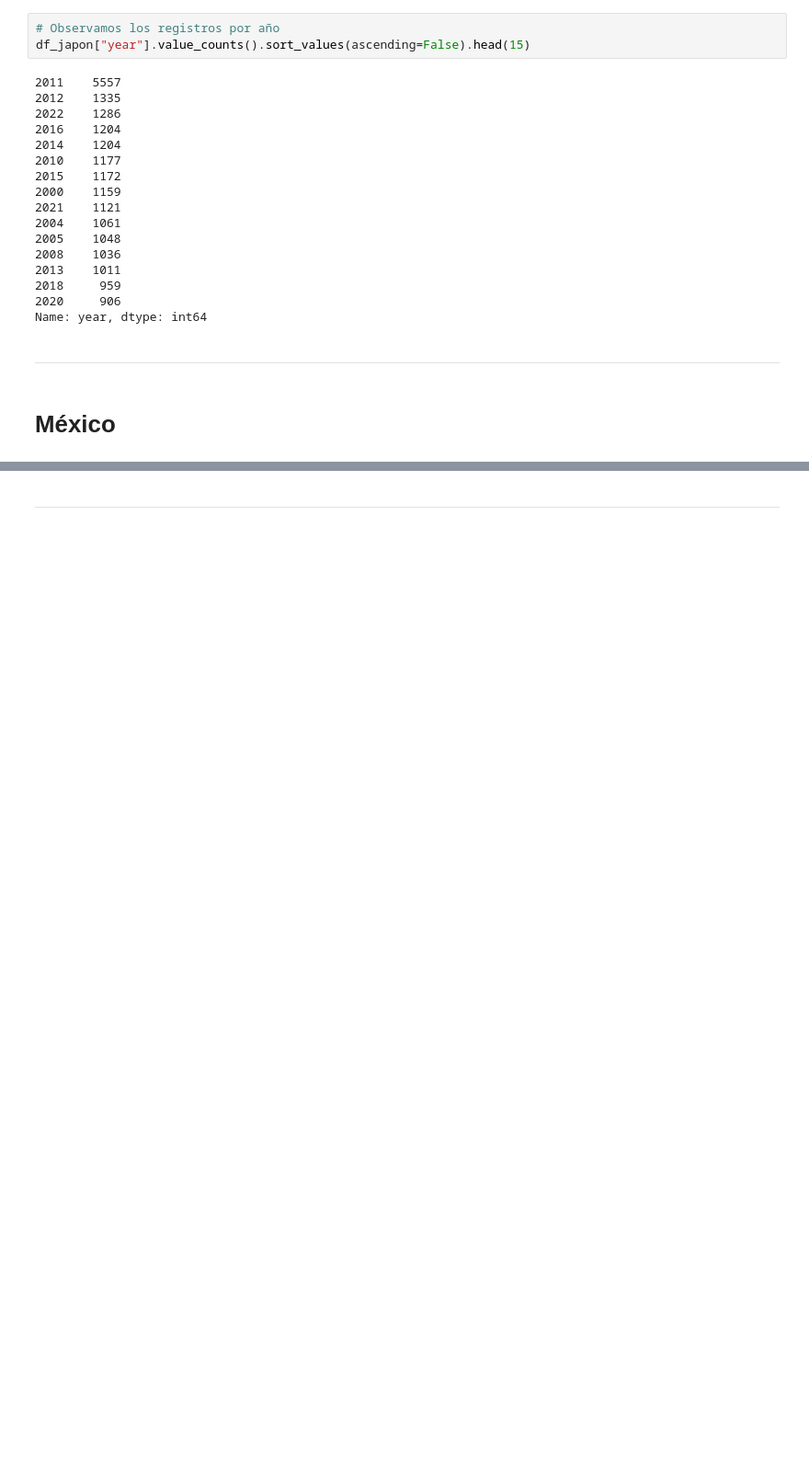
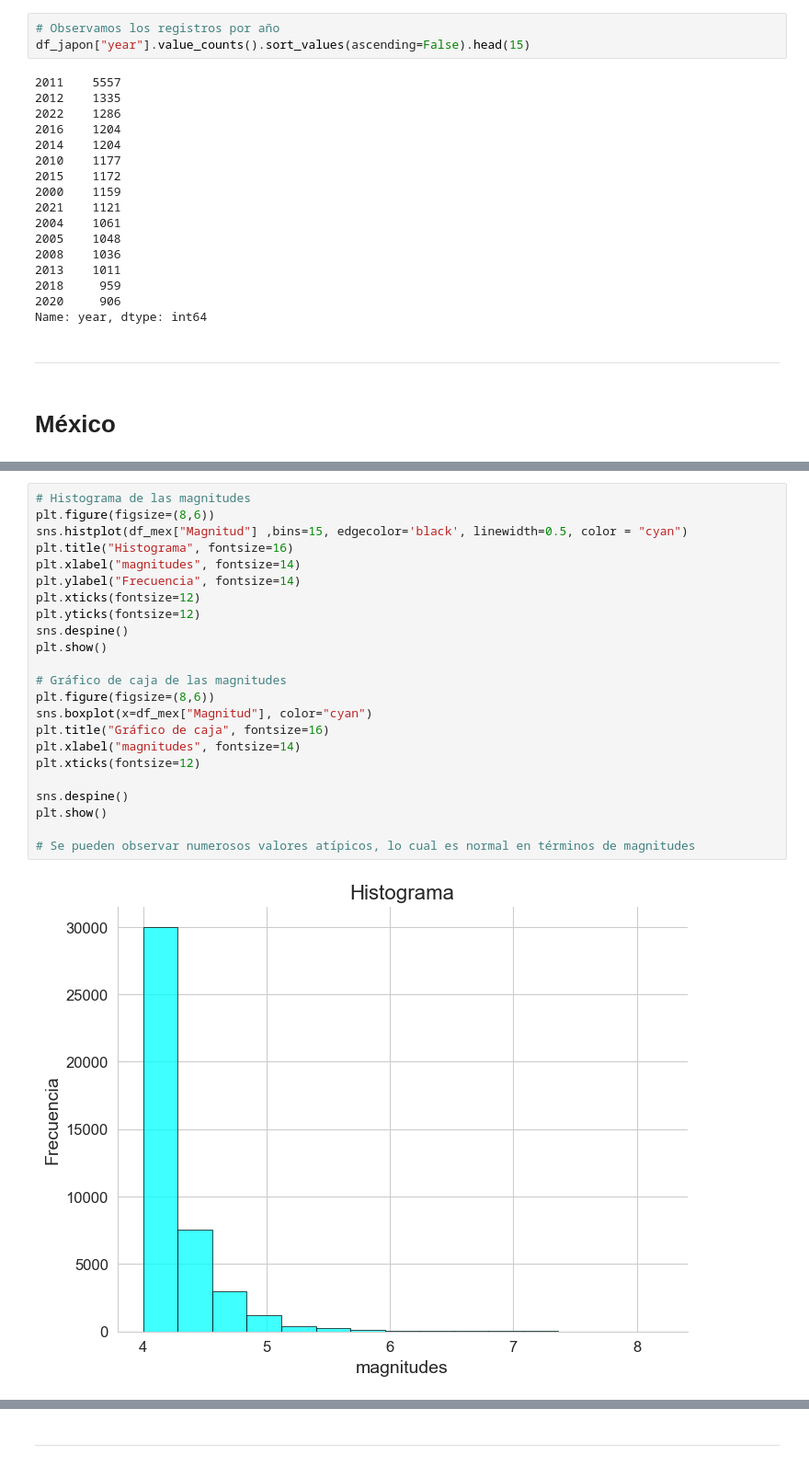
Before and after one commit to ReneRamosTrvn/alertas_sismicas, a Jupyter notebook: EDA.ipynb, the cells around one changed output, grey strips where cells are left out. Shown at 92% size. Cells and saved outputs as stored; diff of their text form; blank space fills up the shorter version.

```diff
--- a/EDA.ipynb
+++ b/EDA.ipynb
@@ -377,0 +427,25 @@ df_mex
+# %%
+# Histograma de las magnitudes
+plt.figure(figsize=(8,6))
+sns.histplot(df_mex["Magnitud"] ,bins=15, edgecolor='black', linewidth=0.5, color = "cyan")
+plt.title("Histograma", fontsize=16)
+plt.xlabel("magnitudes", fontsize=14)
+plt.ylabel("Frecuencia", fontsize=14)
+plt.xticks(fontsize=12)
+plt.yticks(fontsize=12)
+sns.despine()
+plt.show()
+
+# Gráfico de caja de las magnitudes
+plt.figure(figsize=(8,6))
+sns.boxplot(x=df_mex["Magnitud"], color="cyan")
+plt.title("Gráfico de caja", fontsize=16)
+plt.xlabel("magnitudes", fontsize=14)
+plt.xticks(fontsize=12)
+
+sns.despine()
+plt.show()
+
+# Se pueden observar numerosos valores atípicos, lo cual es normal en términos de magnitudes
+# %% [output]
+[figure, added]
```
Also changed, not shown: parts of 10 cells of this notebook.
